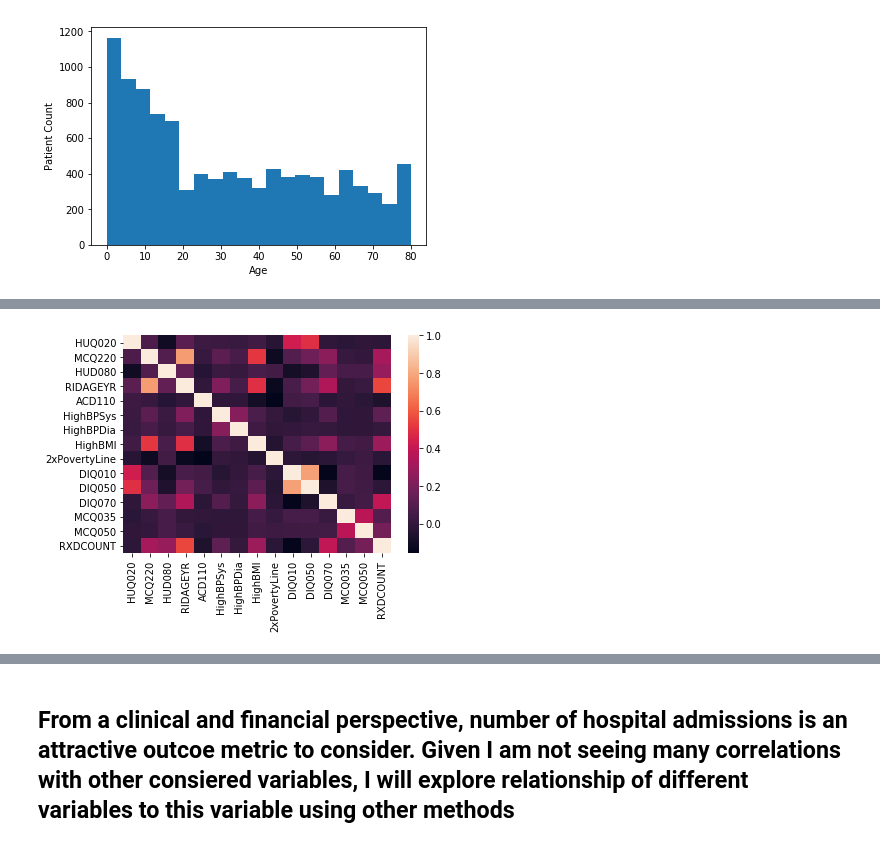
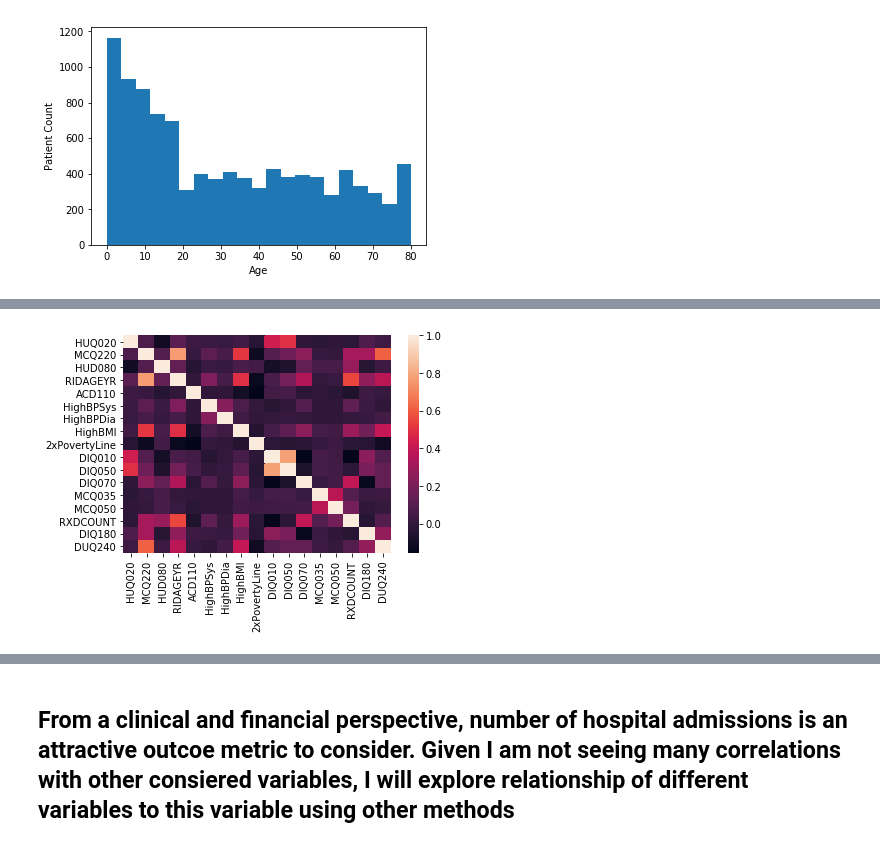
Before and after one commit to azadmehr/Capstone, a Jupyter notebook: Healthcare Data_Project.ipynb, the cells around one changed output, grey strips where cells are left out. Saved outputs shown, nothing was run; the diff lists cells and outputs as text; code cells hidden in the pictures.

```diff
--- a/Healthcare Data_Project.ipynb
+++ b/Healthcare Data_Project.ipynb
@@ -81,8 +2005,8 @@ data['2xPovertyLine'] = (data['INDFMPIR']<2).astype(int)
 # %%
 ## Observing correlation between hand-picked clinically or socially significnat variables
-VariableCorrelations = data[['HUQ020','MCQ220','HUD080','RIDAGEYR','ACD110','HighBPSys','HighBPDia','HighBMI','2xPovertyLine','DIQ010','DIQ050','DIQ070','MCQ035','MCQ050','RXDCOUNT']]
+VariableCorrelations = data[['HUQ020','MCQ220','HUD080','RIDAGEYR','ACD110','HighBPSys','HighBPDia','HighBMI','2xPovertyLine','DIQ010','DIQ050','DIQ070','MCQ035','MCQ050','RXDCOUNT','DIQ180','DUQ240']]
 PearsonCorr = VariableCorrelations.corr(method='pearson')
 sns.heatmap(PearsonCorr)
 plt.show()
 # %% [output]
-[figure, old version]
+[figure, new version]
```
Also changed, not shown: parts of 31 cells of this notebook.
